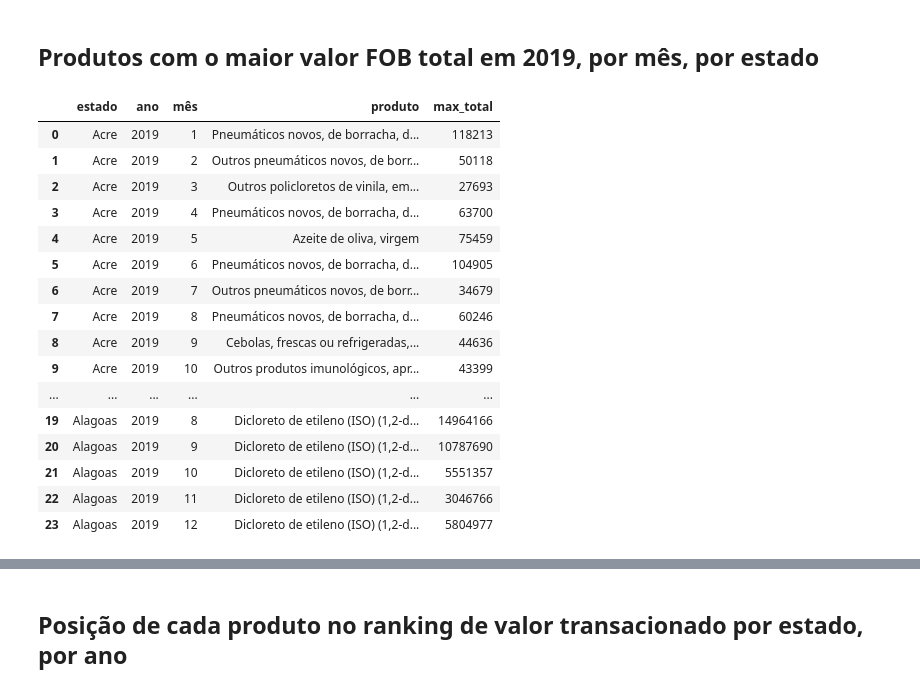
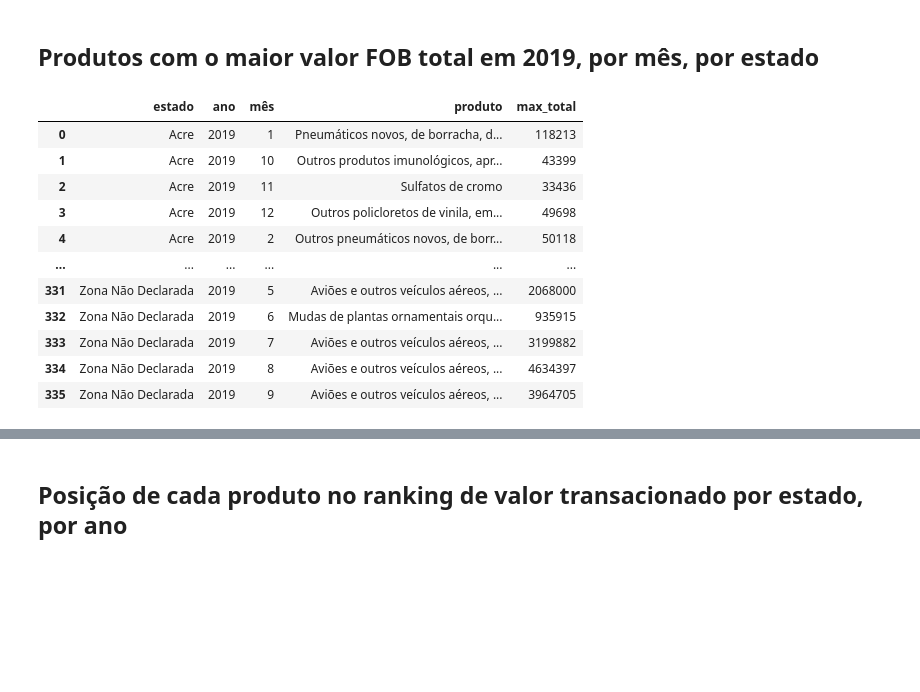
Before and after one commit to he7d3r/desafio-engenharia-dados, a Jupyter notebook: notebooks/database-exploration.ipynb, the cells around one changed output, grey strips where cells are left out. Drawn from its saved outputs; the diff is of its cells as text; code cells hidden in the pictures; blank space fills up the shorter version.

Commit message:
Replace year and month columns by a datetime column
Also, fix a typo in the README.

```diff
--- a/notebooks/database-exploration.ipynb
+++ b/notebooks/database-exploration.ipynb
@@ -485,49 +483,44 @@ display(pd.read_sql(query, conn))
 # %%
 %%timeit -n1 -r1
 year = 2019
 query = f'''
 WITH group_totals (estado, ano, mês, produto, total) AS
   (SELECT SG_UF_NCM estado,
-          k.CO_ANO ano,
-          k.CO_MES mês,
+          strftime("%Y", k.DATA) ano,
+          ltrim(strftime("%m", k.DATA), "0") mês,
           k.CO_NCM produto,
           SUM(VL_FOB) total
    FROM {kind} k
    JOIN ncm n ON k.CO_NCM=n.CO_NCM
    JOIN uf u ON SG_UF_NCM=u.SG_UF
-   WHERE ano = {year}
+   WHERE ano = "{year}"
    GROUP BY mês,
             estado,
             produto)
 SELECT u.NO_UF estado,
        ano,
        mês,
        n.NO_NCM_POR produto,
        MAX(total) max_total
 FROM group_totals
 JOIN ncm n ON produto=n.CO_NCM
 JOIN uf u ON estado=u.SG_UF
 GROUP BY estado,
          mês
 ORDER BY estado,
          mês
 '''
-display(pd.read_sql(query, conn).head(24))
+display(pd.read_sql(query, conn))
 # %% [output]
 |  | estado | ano | mês | produto | max_total |
 | 0 | Acre | 2019 | 1 | Pneumáticos novos, de borracha, d... | 118213 |
-| 1 | Acre | 2019 | 2 | Outros pneumáticos novos, de borr... | 50118 |
-| 2 | Acre | 2019 | 3 | Outros policloretos de vinila, em... | 27693 |
-| 3 | Acre | 2019 | 4 | Pneumáticos novos, de borracha, d... | 63700 |
-| 4 | Acre | 2019 | 5 | Azeite de oliva, virgem | 75459 |
-| 5 | Acre | 2019 | 6 | Pneumáticos novos, de borracha, d... | 104905 |
-| 6 | Acre | 2019 | 7 | Outros pneumáticos novos, de borr... | 34679 |
-| 7 | Acre | 2019 | 8 | Pneumáticos novos, de borracha, d... | 60246 |
-| 8 | Acre | 2019 | 9 | Cebolas, frescas ou refrigeradas,... | 44636 |
-| 9 | Acre | 2019 | 10 | Outros produtos imunológicos, apr... | 43399 |
+| 1 | Acre | 2019 | 10 | Outros produtos imunológicos, apr... | 43399 |
+| 2 | Acre | 2019 | 11 | Sulfatos de cromo | 33436 |
+| 3 | Acre | 2019 | 12 | Outros policloretos de vinila, em... | 49698 |
+| 4 | Acre | 2019 | 2 | Outros pneumáticos novos, de borr... | 50118 |
 | ... | ... | ... | ... | ... | ... |
-| 19 | Alagoas | 2019 | 8 | Dicloreto de etileno (ISO) (1,2-d... | 14964166 |
-| 20 | Alagoas | 2019 | 9 | Dicloreto de etileno (ISO) (1,2-d... | 10787690 |
-| 21 | Alagoas | 2019 | 10 | Dicloreto de etileno (ISO) (1,2-d... | 5551357 |
-| 22 | Alagoas | 2019 | 11 | Dicloreto de etileno (ISO) (1,2-d... | 3046766 |
-| 23 | Alagoas | 2019 | 12 | Dicloreto de etileno (ISO) (1,2-d... | 5804977 |
+| 331 | Zona Não Declarada | 2019 | 5 | Aviões e outros veículos aéreos, ... | 2068000 |
+| 332 | Zona Não Declarada | 2019 | 6 | Mudas de plantas ornamentais orqu... | 935915 |
+| 333 | Zona Não Declarada | 2019 | 7 | Aviões e outros veículos aéreos, ... | 3199882 |
+| 334 | Zona Não Declarada | 2019 | 8 | Aviões e outros veículos aéreos, ... | 4634397 |
+| 335 | Zona Não Declarada | 2019 | 9 | Aviões e outros veículos aéreos, ... | 3964705 |
```
Also changed, not shown: parts of 24 cells of this notebook, 4 other files.
